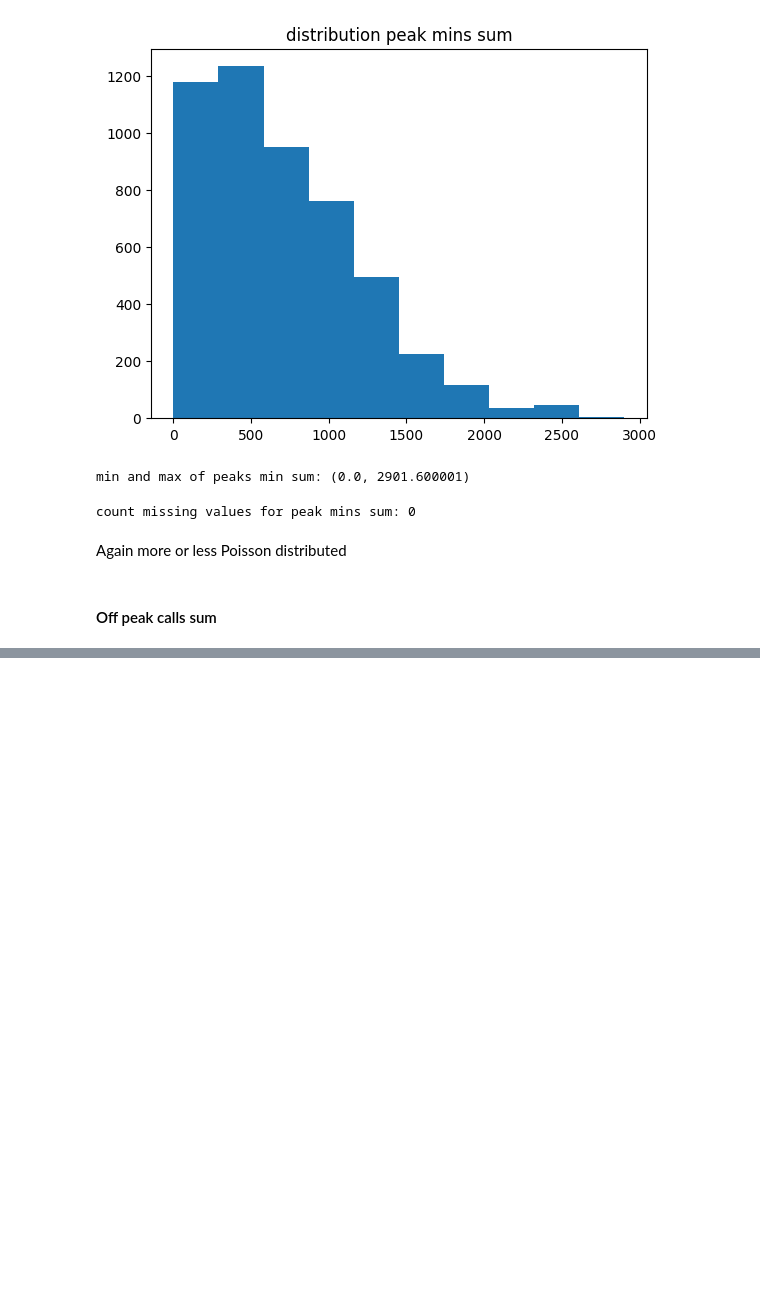
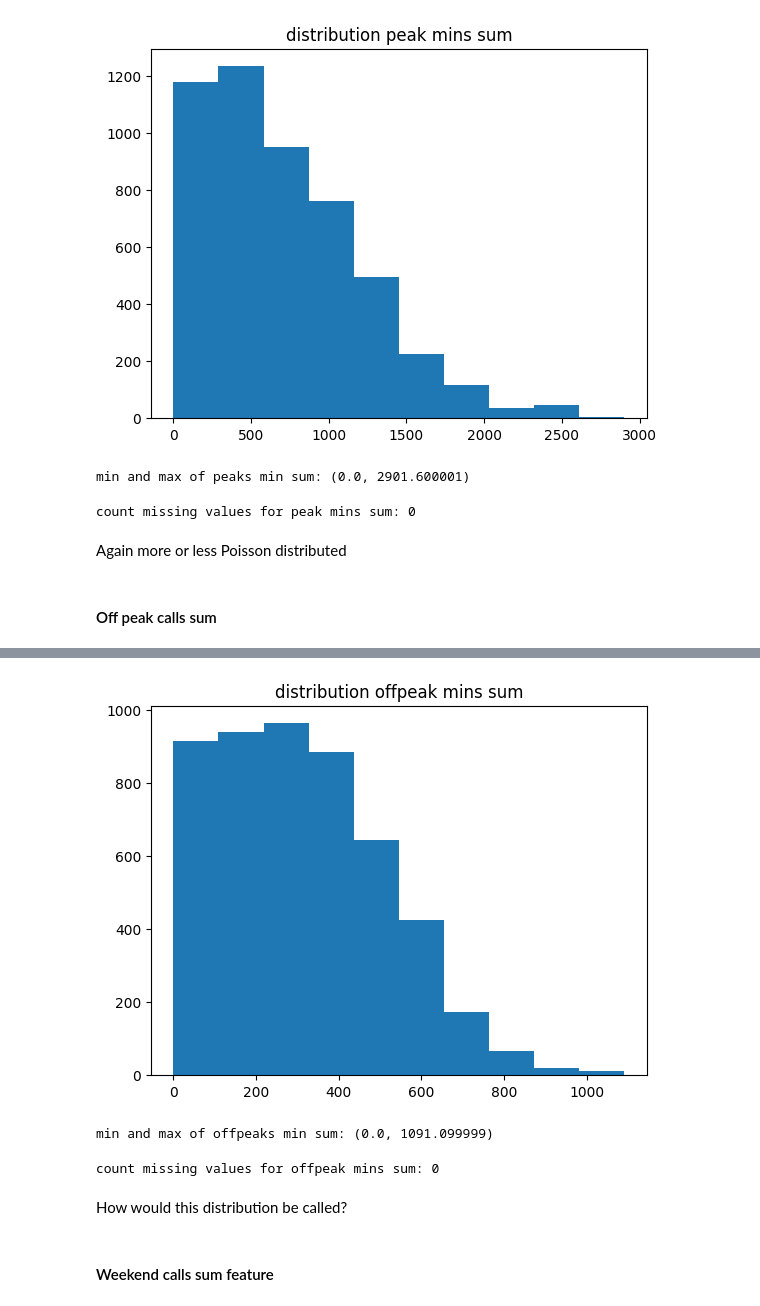
Before and after one commit to Yiannis7918/Advanced_Analytics_2024, a Jupyter notebook: Assignment_1/Scripts_Greg/Exploration_dataset.ipynb, the cells around one changed output, grey strips where cells are left out. Drawn from its saved outputs; the diff is of its cells as text; code cells hidden in the pictures; blank space fills up the shorter version.

```diff
--- a/Assignment_1/Scripts_Greg/Exploration_dataset.ipynb
+++ b/Assignment_1/Scripts_Greg/Exploration_dataset.ipynb
@@ -483,0 +534,21 @@ Again more or less Poisson distributed
+# %%
+plt.hist(dataset["OffPeak_mins_Sum"])
+plt.title("distribution offpeak mins sum")
+plt.show()
+
+min_offpeaks_mins_sum = np.min(dataset["OffPeak_mins_Sum"])
+max_offpeaks_mins_sum = np.max(dataset["OffPeak_mins_Sum"])
+
+print(f"min and max of offpeaks min sum: {min_offpeaks_mins_sum, max_offpeaks_mins_sum}")
+# %% [output]
+[figure, added]
+min and max of offpeaks min sum: (0.0, 1091.099999)
+# %%
+count_NA_offpeak_mins_sum = dataset["OffPeak_mins_Sum"].isna().sum()
+print(f"count missing values for offpeak mins sum: {count_NA_offpeak_mins_sum}")
+# %% [output]
+count missing values for offpeak mins sum: 0
+# %% [markdown]
+How would this distribution be called?
+# %% [markdown]
+<h4>Weekend calls sum feature</h4>
```
Also changed, not shown: parts of 40 cells of this notebook.
